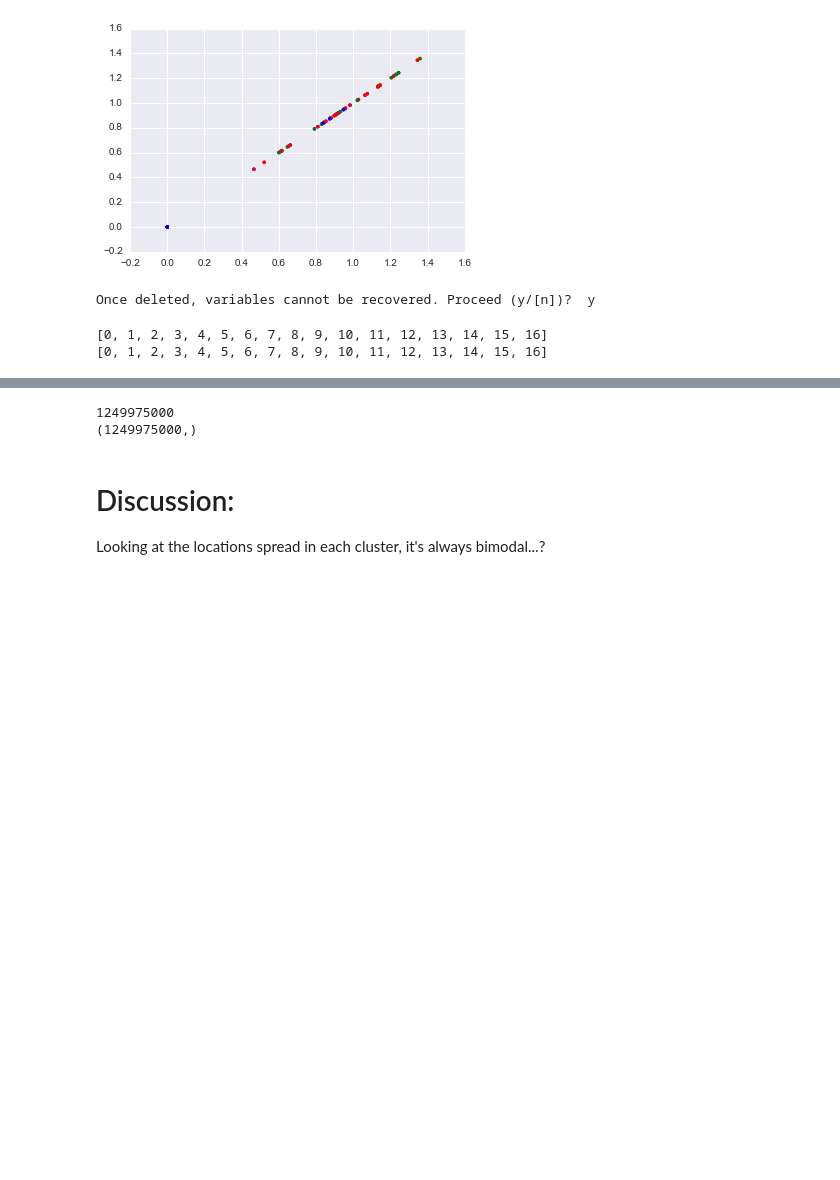
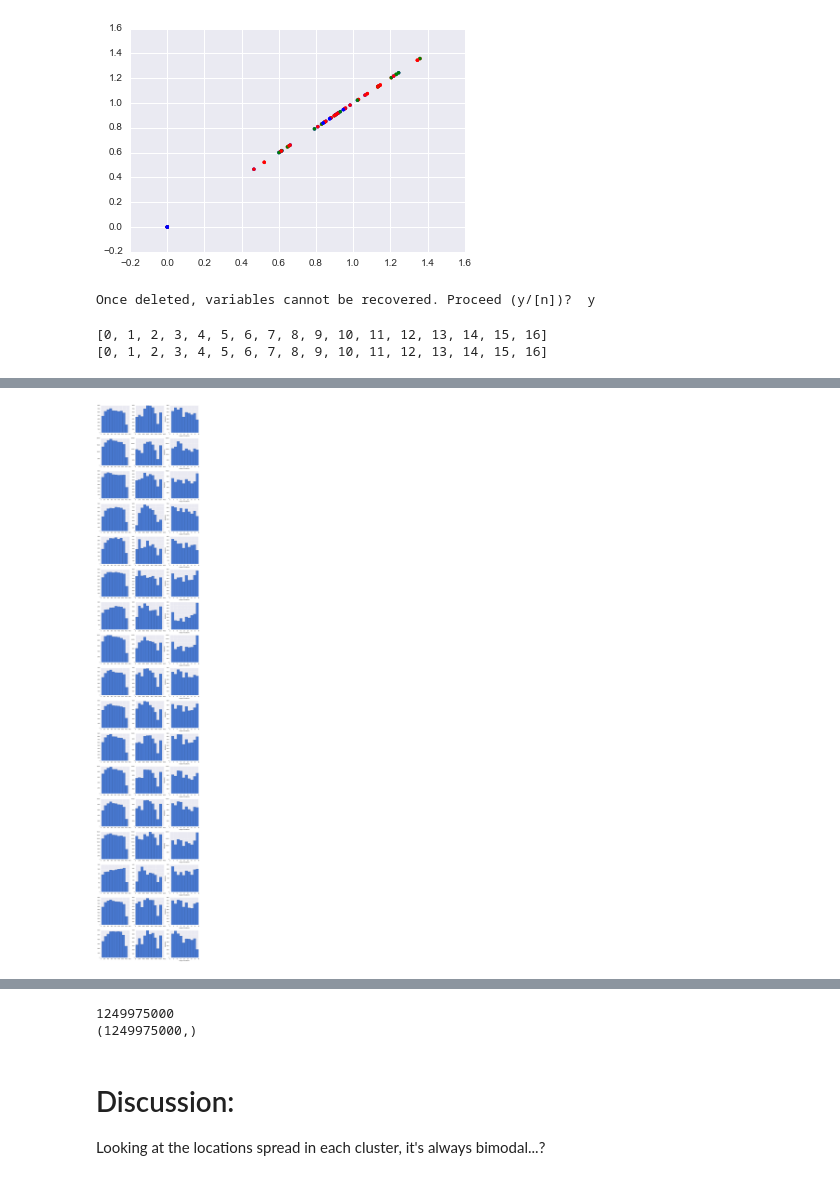
Before and after one commit to Upward-Spiral-Science/the-vat, a Jupyter notebook: testing_assumptions_AL.ipynb, the cells around one changed output, grey strips where cells are left out. Drawn from its saved outputs; the diff is of its cells as text; code cells hidden in the pictures; blank space fills up the shorter version.

```diff
--- a/testing_assumptions_AL.ipynb
+++ b/testing_assumptions_AL.ipynb
@@ -272,26 +351,29 @@ print len(list_of_features)
 # %%
 #### plot of all locations <x,y,z> for all 17 clusters
 fig = plt.figure(figsize=(15,5*17))
 
 numrows = math.ceil(len(location_clusters.keys())/3.) # row in subplot
 numrows = len(location_clusters.keys())
 
 # plt.show()
 index = 0
 for i in location_clusters.keys():
     locations = np.array(location_clusters[i])
 
-    x_locs = locations[0,:]
-    y_locs = locations[1,:]
-    z_locs = locations[2,:]
+    x_locs = locations[:,0]
+    y_locs = locations[:,1]
+    z_locs = locations[:,2]
 
+    # plot histogram
     plt.subplot(numrows, 3, index+1)
     plt.hist(x_locs)
     plt.subplot(numrows, 3, index+2)
     plt.hist(y_locs)
     plt.subplot(numrows, 3, index+3)
     plt.hist(z_locs)
     plt.xlabel('range of locations')
     plt.ylabel('frequency')
 
     index += 3 # index for the locations
+# %% [output]
+[figure, added]
```
Also changed, not shown: parts of 12 cells of this notebook, 4 other files.
